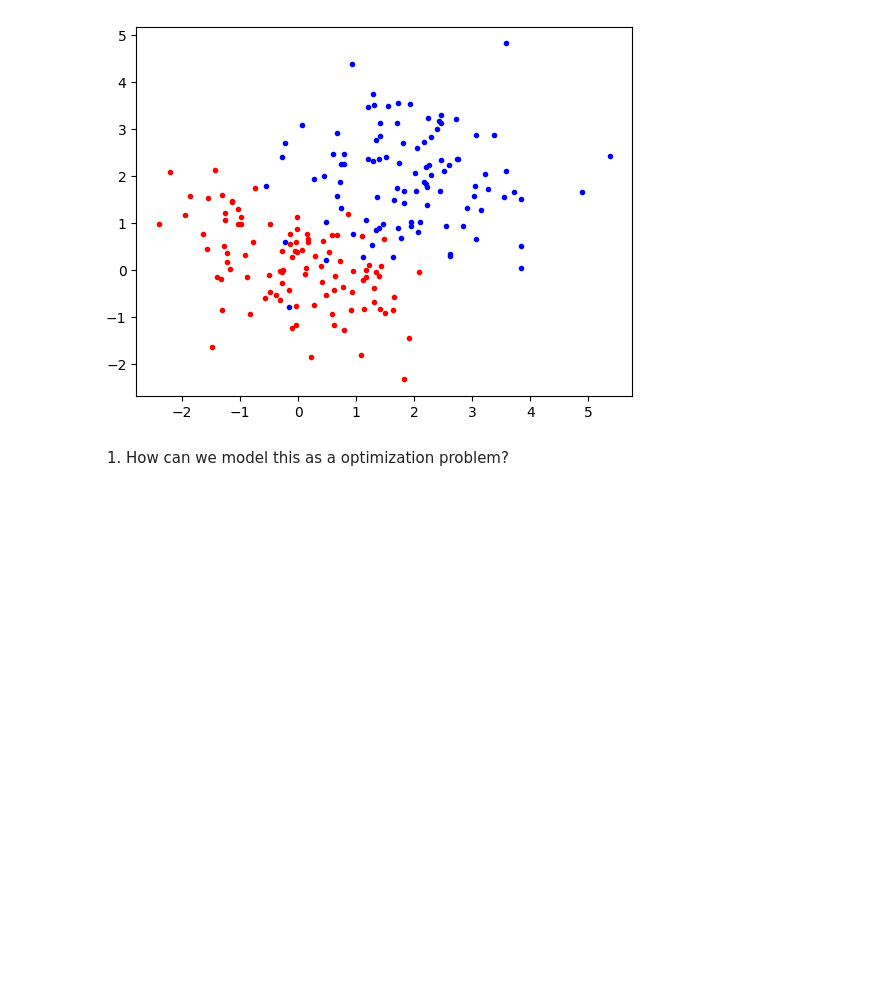
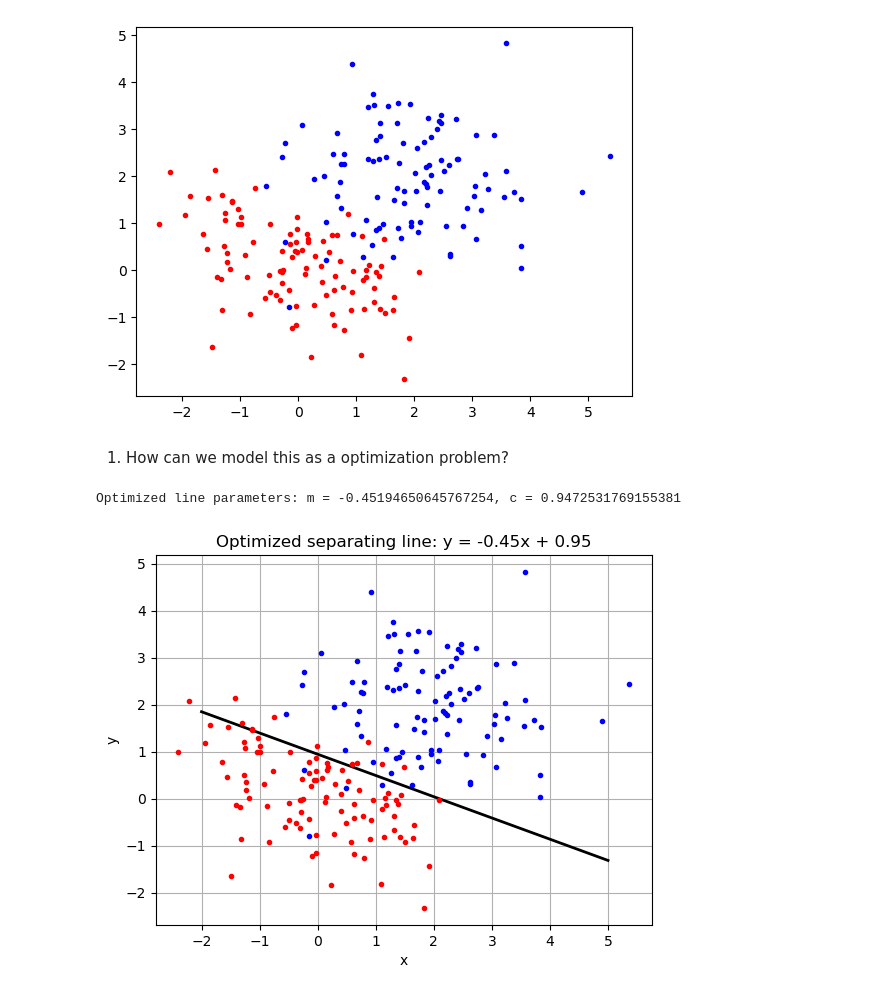
Before and after one commit to cs-muic/iccs205-lectures, a Jupyter notebook: lect10/03 Multi-Dimension Gradient Descent - Examples.ipynb, the cells around one changed output. Drawn from its saved outputs; the diff is of its cells as text; code cells hidden in the pictures; blank space fills up the shorter version.

```diff
--- a/lect10/03 Multi-Dimension Gradient Descent - Examples.ipynb
+++ b/lect10/03 Multi-Dimension Gradient Descent - Examples.ipynb
@@ -139,0 +182,36 @@ plt.plot(d[colors==0,0], d[colors==0,1],'.b')#note boolean indexing
+# %%
+# create a function to penalize the dot when they are on the wrong side of the line
+
+def penalize_wrong_side(x, y, color, m, c):
+    if color == 1:  # red points should be below the line
+        return y > (m * x + c)
+    else:  # blue points should be above the line
+        return y < (m * x + c)
+
+def loss_function_line(params):
+    m, c = params
+    cost = 0
+    for (x, y), color in zip(d, colors):
+        if penalize_wrong_side(x, y, color, m, c):
+            cost += (m * x + c - y) ** 2  # squared distance to the line
+    return cost
+
+
+m, c = minimize(loss_function_line, np.array([0, 0])).x
+print(f"Optimized line parameters: m = {m}, c = {c}")
+plt.plot(d[c==1,0], d[c==1,1],'.r')
+plt.plot(d[c==0,0], d[c==0,1],'.b')
+x_line = np.linspace(-2, 5, 100)
+y_line = m * x_line + c
+plt.plot(x_line, y_line, '-k', linewidth=2)
+# plot data points
+plt.plot(d[colors==1,0], d[colors==1,1],'.r')#note boolean indexing
+plt.plot(d[colors==0,0], d[colors==0,1],'.b')#note boolean indexing
+plt.title(f"Optimized separating line: y = {m:.2f}x + {c:.2f}")
+plt.xlabel('x')
+plt.ylabel('y')
+plt.grid(True)
+plt.show()
+# %% [output]
+Optimized line parameters: m = -0.45194650645767254, c = 0.9472531769155381
+[figure, added]
```
Also changed, not shown: parts of 6 cells of this notebook, 2 other files.
